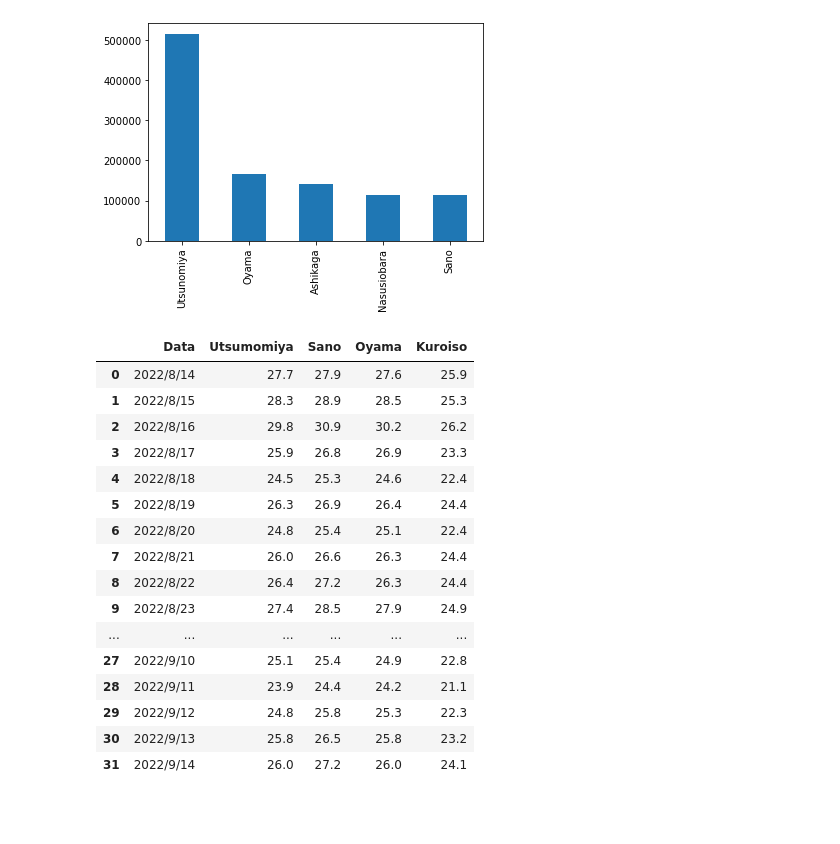
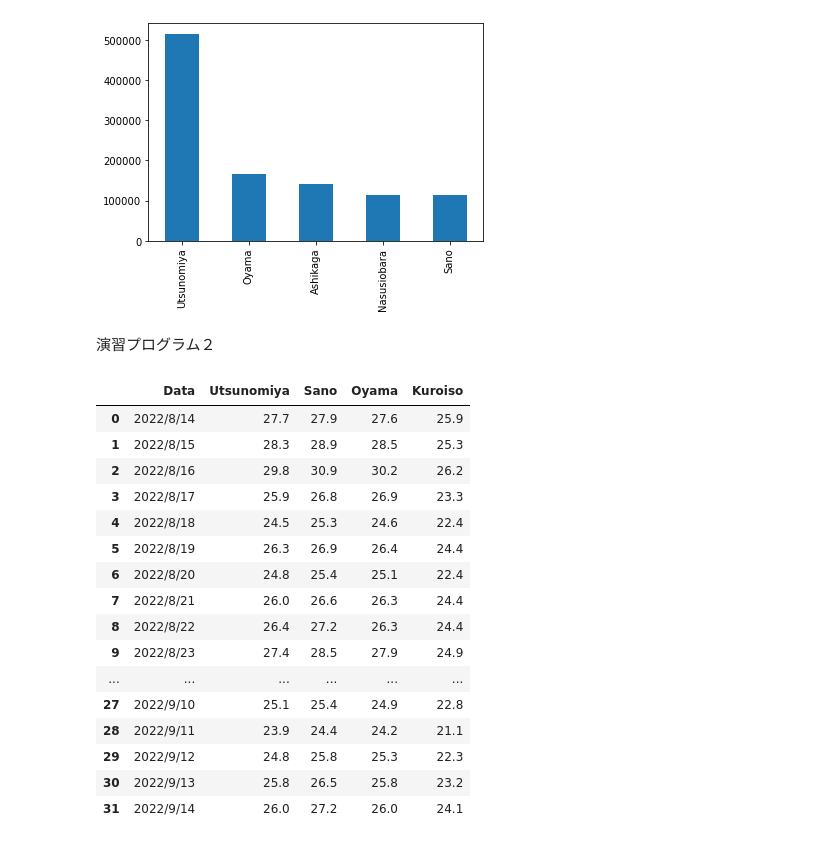
Before and after one commit to Takumi941228/zaishoku_python, a Jupyter notebook: jupyter_code/Matplotlib/Matplotlib_2.ipynb, the cells around one changed output. Saved outputs shown, nothing was run; the diff lists cells and outputs as text; code cells hidden in the pictures; blank space fills up the shorter version.

```diff
--- a/jupyter_code/Matplotlib/Matplotlib_2.ipynb
+++ b/jupyter_code/Matplotlib/Matplotlib_2.ipynb
@@ -22,3 +16,5 @@ tochigi_population.plot(kind='bar')
 # %% [output]
 <AxesSubplot:>
 [figure]
+# %% [markdown]
+演習プログラム２
@@ -25,9 +30,11 @@ tochigi_population.plot(kind='bar')
 # %%
-df = pd.read_csv('data_sample.csv', names=("Data", "Utsumomiya", "Sano", "Oyama", "Kuroiso"),encoding='utf8')
+# カラムに名前を付けて、csvファイルを読み込む。文字化けしないようにutf8にエンコードしている
+# 気象庁より宇都宮、佐野、小山、黒磯の方面の8月14日～9月14日の一か月間の温度をcsv形式でダウンロード
+df = pd.read_csv('data_sample.csv', names=("Data", "Utsunomiya", "Sano", "Oyama", "Kuroiso"),encoding='utf8')
 
 df
 # %% [output]
-|  | Data | Utsumomiya | Sano | Oyama | Kuroiso |
+|  | Data | Utsunomiya | Sano | Oyama | Kuroiso |
 | 0 | 2022/8/14 | 27.7 | 27.9 | 27.6 | 25.9 |
 | 1 | 2022/8/15 | 28.3 | 28.9 | 28.5 | 25.3 |
 | 2 | 2022/8/16 | 29.8 | 30.9 | 30.2 | 26.2 |
```
Also changed, not shown: parts of 8 cells of this notebook, 6 other files.
